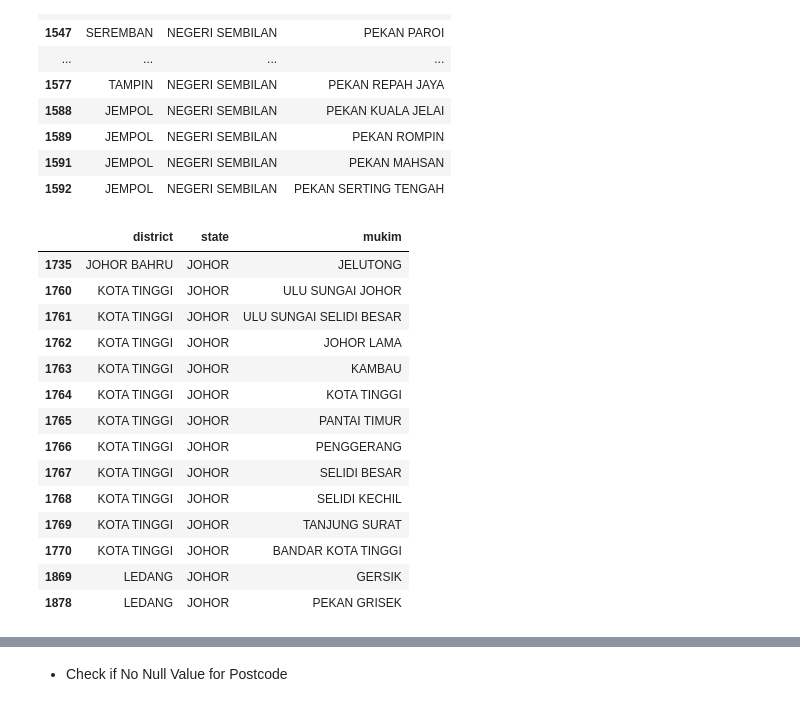
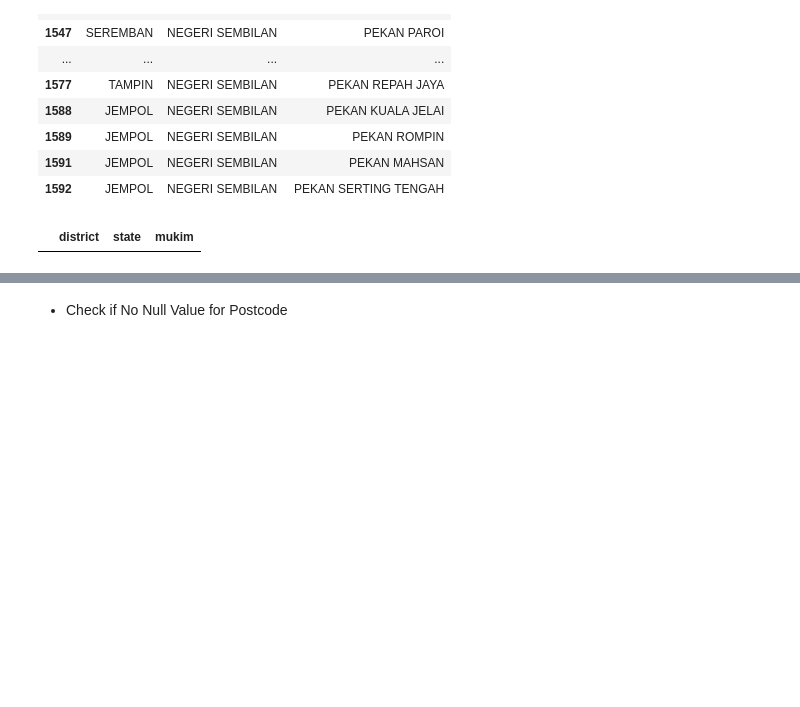
Before and after one commit to izardy/malaysia-postcode-mapper, a Jupyter notebook: notebook/data-prep.ipynb, the cells around one changed output, grey strips where cells are left out. Drawn from its saved outputs; the diff is of its cells as text; code cells hidden in the pictures; blank space fills up the shorter version.

```diff
--- a/notebook/data-prep.ipynb
+++ b/notebook/data-prep.ipynb
@@ -1861,13 +2022,14 @@ mukim_district_state['postcode']=np.where((mukim_district_state['postcode'].isnu
 mukim_district_state['postcode']=np.where((mukim_district_state['postcode'].isnull())&(mukim_district_state['mukim']=='PEKAN BATU BERENDAM')&(mukim_district_state['state']=='MELAKA')&(mukim_district_state['district']=='MELAKA TENGAH'), '', mukim_district_state['postcode'])
 mukim_district_state['postcode']=np.where((mukim_district_state['postcode'].isnull())&(mukim_district_state['mukim']=='PEKAN BUKIT RAMBAI')&(mukim_district_state['state']=='MELAKA')&(mukim_district_state['district']=='MELAKA TENGAH'), '', mukim_district_state['postcode'])
 mukim_district_state['postcode']=np.where((mukim_district_state['postcode'].isnull())&(mukim_district_state['mukim']=='PEKAN KANDANG')&(mukim_district_state['state']=='MELAKA')&(mukim_district_state['district']=='MELAKA TENGAH'), '', mukim_district_state['postcode'])
-mukim_district_state['postcode']=np.where((mukim_district_state['postcode'].isnull())&(mukim_district_state['mukim']=='PEKAN KLEBANG')&(mukim_district_state['state']=='MELAKA')&(mukim_district_state['district']=='MELAKA TENGAH'), '', mukim_district_state['postcode'])
 mukim_district_state['postcode']=np.where((mukim_district_state['postcode'].isnull())&(mukim_district_state['mukim']=='PEKAN PAYA RUMPUT')&(mukim_district_state['state']=='MELAKA')&(mukim_district_state['district']=='MELAKA TENGAH'), '', mukim_district_state['postcode'])
 mukim_district_state['postcode']=np.where((mukim_district_state['postcode'].isnull())&(mukim_district_state['mukim']=='PEKAN SUNGAI UDANG')&(mukim_district_state['state']=='MELAKA')&(mukim_district_state['district']=='MELAKA TENGAH'), '', mukim_district_state['postcode'])
-mukim_district_state['postcode']=np.where((mukim_district_state['postcode'].isnull())&(mukim_district_state['mukim']=='PEKAN TANGGA BATU')&(mukim_district_state['state']=='MELAKA')&(mukim_district_state['district']=='MELAKA TENGAH'), '', mukim_district_state['postcode'])
 mukim_district_state['postcode']=np.where((mukim_district_state['postcode'].isnull())&(mukim_district_state['mukim']=='PEKAN TANJONG KLING')&(mukim_district_state['state']=='MELAKA')&(mukim_district_state['district']=='MELAKA TENGAH'), '', mukim_district_state['postcode'])
 
 '''
+mukim_district_state['postcode']=np.where((mukim_district_state['postcode'].isnull())&(mukim_district_state['mukim']=='PEKAN KLEBANG')&(mukim_district_state['state']=='MELAKA')&(mukim_district_state['district']=='MELAKA TENGAH'), '75200', mukim_district_state['postcode'])
+mukim_district_state['postcode']=np.where((mukim_district_state['postcode'].isnull())&(mukim_district_state['mukim']=='PEKAN TANGGA BATU')&(mukim_district_state['state']=='MELAKA')&(mukim_district_state['district']=='MELAKA TENGAH'), '76400', mukim_district_state['postcode'])
+
 #jasin
 '''
 mukim_district_state['postcode']=np.where((mukim_district_state['postcode'].isnull())&(mukim_district_state['mukim']=='AYER PANAS')&(mukim_district_state['state']=='MELAKA')&(mukim_district_state['district']=='JASIN'), '', mukim_district_state['postcode'])
@@ -2205,8 +2365,9 @@ mukim_district_state['postcode']=np.where((mukim_district_state['postcode'].isnu
 mukim_district_state['postcode']=np.where((mukim_district_state['postcode'].isnull())&(mukim_district_state['mukim']=='PULAI')&(mukim_district_state['district']=='JOHOR BAHRU'), '81300', mukim_district_state['postcode'])
 mukim_district_state['postcode']=np.where((mukim_district_state['postcode'].isnull())&(mukim_district_state['mukim']=='TEMBRAU')&(mukim_district_state['district']=='JOHOR BAHRU'), '81100', mukim_district_state['postcode'])
 mukim_district_state['postcode']=np.where((mukim_district_state['postcode'].isnull())&(mukim_district_state['mukim']=='BANDAR JOHOR BAHRU')&(mukim_district_state['district']=='JOHOR BAHRU'), '80000', mukim_district_state['postcode'])
+mukim_district_state['postcode']=np.where((mukim_district_state['postcode'].isnull())&(mukim_district_state['mukim']=='JELUTONG')&(mukim_district_state['state']=='JOHOR')&(mukim_district_state['district']=='JOHOR BAHRU'), '81550', mukim_district_state['postcode'])
 '''
-mukim_district_state['postcode']=np.where((mukim_district_state['postcode'].isnull())&(mukim_district_state['mukim']=='JELUTONG')&(mukim_district_state['state']=='JOHOR')&(mukim_district_state['district']=='JOHOR BAHRU'), '', mukim_district_state['postcode'])
+
 mukim_district_state['postcode']=np.where((mukim_district_state['postcode'].isnull())&(mukim_district_state['mukim']=='SUNGAI TIRAM')&(mukim_district_state['state']=='JOHOR')&(mukim_district_state['district']=='JOHOR BAHRU'), '', mukim_district_state['postcode'])
 mukim_district_state['postcode']=np.where((mukim_district_state['postcode'].isnull())&(mukim_district_state['mukim']=='TANJUNG KUPANG')&(mukim_district_state['state']=='JOHOR')&(mukim_district_state['district']=='JOHOR BAHRU'), '', mukim_district_state['postcode'])
 '''
@@ -2228,20 +2389,17 @@ mukim_district_state['postcode']=np.where((mukim_district_state['postcode'].isnu
 '''
 
 # kota tinggi
-'''
-mukim_district_state['postcode']=np.where((mukim_district_state['postcode'].isnull())&(mukim_district_state['mukim']=='ULU SUNGAI JOHOR')&(mukim_district_state['state']=='JOHOR')&(mukim_district_state['district']=='KOTA TINGGI'), '', mukim_district_state['postcode'])
-mukim_district_state['postcode']=np.where((mukim_district_state['postcode'].isnull())&(mukim_district_state['mukim']=='ULU SUNGAI SELIDI BESAR')&(mukim_district_state['state']=='JOHOR')&(mukim_district_state['district']=='KOTA TINGGI'), '', mukim_district_state['postcode'])
-mukim_district_state['postcode']=np.where((mukim_district_state['postcode'].isnull())&(mukim_district_state['mukim']=='JOHOR LAMA')&(mukim_district_state['state']=='JOHOR')&(mukim_district_state['district']=='KOTA TINGGI'), '', mukim_district_state['postcode'])
-mukim_district_state['postcode']=np.where((mukim_district_state['postcode'].isnull())&(mukim_district_state['mukim']=='KAMBAU')&(mukim_district_state['state']=='JOHOR')&(mukim_district_state['district']=='KOTA TINGGI'), '', mukim_district_state['postcode'])
-mukim_district_state['postcode']=np.where((mukim_district_state['postcode'].isnull())&(mukim_district_state['mukim']=='KOTA TINGGI')&(mukim_district_state['state']=='JOHOR')&(mukim_district_state['district']=='KOTA TINGGI'), '', mukim_district_state['postcode'])
-mukim_district_state['postcode']=np.where((mukim_district_state['postcode'].isnull())&(mukim_district_state['mukim']=='PANTAI TIMUR')&(mukim_district_state['state']=='JOHOR')&(mukim_district_state['district']=='KOTA TINGGI'), '', mukim_district_state['postcode'])
-mukim_district_state['postcode']=np.where((mukim_district_state['postcode'].isnull())&(mukim_district_state['mukim']=='PENGGERANG')&(mukim_district_state['state']=='JOHOR')&(mukim_district_state['district']=='KOTA TINGGI'), '', mukim_district_state['postcode'])
-mukim_district_state['postcode']=np.where((mukim_district_state['postcode'].isnull())&(mukim_district_state['mukim']=='SELIDI BESAR')&(mukim_district_state['state']=='JOHOR')&(mukim_district_state['district']=='KOTA TINGGI'), '', mukim_district_state['postcode'])
-mukim_district_state['postcode']=np.where((mukim_district_state['postcode'].isnull())&(mukim_district_state['mukim']=='SELIDI KECHIL')&(mukim_district_state['state']=='JOHOR')&(mukim_district_state['district']=='KOTA TINGGI'), '', mukim_district_state['postcode'])
-mukim_district_state['postcode']=np.where((mukim_district_state['postcode'].isnull())&(mukim_district_state['mukim']=='TANJUNG SURAT')&(mukim_district_state['state']=='JOHOR')&(mukim_district_state['district']=='KOTA TINGGI'), '', mukim_district_state['postcode'])
-mukim_district_state['postcode']=np.where((mukim_district_state['postcode'].isnull())&(mukim_district_state['mukim']=='BANDAR KOTA TINGGI')&(mukim_district_state['state']=='JOHOR')&(mukim_district_state['district']=='KOTA TINGGI'), '', mukim_district_state['postcode'])
-
-'''
+mukim_district_state['postcode']=np.where((mukim_district_state['postcode'].isnull())&(mukim_district_state['mukim']=='ULU SUNGAI JOHOR')&(mukim_district_state['state']=='JOHOR')&(mukim_district_state['district']=='KOTA TINGGI'), '81000', mukim_district_state['postcode'])
+mukim_district_state['postcode']=np.where((mukim_district_state['postcode'].isnull())&(mukim_district_state['mukim']=='ULU SUNGAI SELIDI BESAR')&(mukim_district_state['state']=='JOHOR')&(mukim_district_state['district']=='KOTA TINGGI'), '81900', mukim_district_state['postcode'])
+mukim_district_state['postcode']=np.where((mukim_district_state['postcode'].isnull())&(mukim_district_state['mukim']=='JOHOR LAMA')&(mukim_district_state['state']=='JOHOR')&(mukim_district_state['district']=='KOTA TINGGI'), '81900', mukim_district_state['postcode'])
+mukim_district_state['postcode']=np.where((mukim_district_state['postcode'].isnull())&(mukim_district_state['mukim']=='KAMBAU')&(mukim_district_state['state']=='JOHOR')&(mukim_district_state['district']=='KOTA TINGGI'), '81900', mukim_district_state['postcode'])
+mukim_district_state['postcode']=np.where((mukim_district_state['postcode'].isnull())&(mukim_district_state['mukim']=='KOTA TINGGI')&(mukim_district_state['state']=='JOHOR')&(mukim_district_state['district']=='KOTA TINGGI'), '81900', mukim_district_state['postcode'])
+mukim_district_state['postcode']=np.where((mukim_district_state['postcode'].isnull())&(mukim_district_state['mukim']=='PANTAI TIMUR')&(mukim_district_state['state']=='JOHOR')&(mukim_district_state['district']=='KOTA TINGGI'), '81930', mukim_district_state['postcode'])
+mukim_district_state['postcode']=np.where((mukim_district_state['postcode'].isnull())&(mukim_district_state['mukim']=='PENGGERANG')&(mukim_district_state['state']=='JOHOR')&(mukim_district_state['district']=='KOTA TINGGI'), '81600', mukim_district_state['postcode'])
+mukim_district_state['postcode']=np.where((mukim_district_state['postcode'].isnull())&(mukim_district_state['mukim']=='SELIDI BESAR')&(mukim_district_state['state']=='JOHOR')&(mukim_district_state['district']=='KOTA TINGGI'), '81900', mukim_district_state['postcode'])
+mukim_district_state['postcode']=np.where((mukim_district_state['postcode'].isnull())&(mukim_district_state['mukim']=='SELIDI KECHIL')&(mukim_district_state['state']=='JOHOR')&(mukim_district_state['district']=='KOTA TINGGI'), '81930', mukim_district_state['postcode'])
+mukim_district_state['postcode']=np.where((mukim_district_state['postcode'].isnull())&(mukim_district_state['mukim']=='TANJUNG SURAT')&(mukim_district_state['state']=='JOHOR')&(mukim_district_state['district']=='KOTA TINGGI'), '81600', mukim_district_state['postcode'])
+mukim_district_state['postcode']=np.where((mukim_district_state['postcode'].isnull())&(mukim_district_state['mukim']=='BANDAR KOTA TINGGI')&(mukim_district_state['state']=='JOHOR')&(mukim_district_state['district']=='KOTA TINGGI'), '81900', mukim_district_state['postcode'])
 
 # mersing
 '''
@@ -2285,7 +2443,6 @@ mukim_district_state['postcode']=np.where((mukim_district_state['postcode'].isnu
 mukim_district_state['postcode']=np.where((mukim_district_state['postcode'].isnull())&(mukim_district_state['mukim']=='BANDAR PANCHOR')&(mukim_district_state['state']=='JOHOR')&(mukim_district_state['district']=='MUAR'), '', mukim_district_state['postcode'])
 mukim_district_state['postcode']=np.where((mukim_district_state['postcode'].isnull())&(mukim_district_state['mukim']=='BANDAR PARIT JAWA')&(mukim_district_state['state']=='JOHOR')&(mukim_district_state['district']=='MUAR'), '', mukim_district_state['postcode'])
 mukim_district_state['postcode']=np.where((mukim_district_state['postcode'].isnull())&(mukim_district_state['mukim']=='PEKAN BUKIT PASIR')&(mukim_district_state['state']=='JOHOR')&(mukim_district_state['district']=='MUAR'), '', mukim_district_state['postcode'])
-
 '''
 
 #pontian
@@ -2329,49 +2486,39 @@ mukim_district_state['postcode']=np.where((mukim_district_state['postcode'].isnu
 '''
 
 # kulaijaya
 '''
 mukim_district_state['postcode']=np.where((mukim_district_state['postcode'].isnull())&(mukim_district_state['mukim']=='KULAI')&(mukim_district_state['state']=='JOHOR')&(mukim_district_state['district']=='KULAIJAYA'), '', mukim_district_state['postcode'])
 mukim_district_state['postcode']=np.where((mukim_district_state['postcode'].isnull())&(mukim_district_state['mukim']=='SENAI')&(mukim_district_state['state']=='JOHOR')&(mukim_district_state['district']=='KULAIJAYA'), '', mukim_district_state['postcode'])
 mukim_district_state['postcode']=np.where((mukim_district_state['postcode'].isnull())&(mukim_district_state['mukim']=='SEDENAK')&(mukim_district_state['state']=='JOHOR')&(mukim_district_state['district']=='KULAIJAYA'), '', mukim_district_state['postcode'])
 mukim_district_state['postcode']=np.where((mukim_district_state['postcode'].isnull())&(mukim_district_state['mukim']=='BUKIT BATU')&(mukim_district_state['state']=='JOHOR')&(mukim_district_state['district']=='KULAIJAYA'), '', mukim_district_state['postcode'])
 mukim_district_state['postcode']=np.where((mukim_district_state['postcode'].isnull())&(mukim_district_state['mukim']=='BANDAR KULAI')&(mukim_district_state['state']=='JOHOR')&(mukim_district_state['district']=='KULAIJAYA'), '', mukim_district_state['postcode'])
 '''
 
 # ledang
 mukim_district_state['postcode']=np.where((mukim_district_state['postcode'].isnull())&(mukim_district_state['mukim']=='KUNDANG')&(mukim_district_state['district']=='LEDANG'), '84600', mukim_district_state['postcode'])
 mukim_district_state['postcode']=np.where((mukim_district_state['postcode'].isnull())&(mukim_district_state['mukim']=='BADNAR BUKIT KANGKAR')&(mukim_district_state['district']=='LEDANG'), '84300', mukim_district_state['postcode'])
+
+mukim_district_state['postcode']=np.where((mukim_district_state['postcode'].isnull())&(mukim_district_state['mukim']=='PEKAN GRISEK')&(mukim_district_state['state']=='JOHOR')&(mukim_district_state['district']=='LEDANG'), '84700', mukim_district_state['postcode'])
+mukim_district_state['postcode']=np.where((mukim_district_state['postcode'].isnull())&(mukim_district_state['mukim']=='GERSIK')&(mukim_district_state['state']=='JOHOR')&(mukim_district_state['district']=='LEDANG'), '84700', mukim_district_state['postcode'])
+
 '''
 mukim_district_state['postcode']=np.where((mukim_district_state['postcode'].isnull())&(mukim_district_state['mukim']=='TANGKAK')&(mukim_district_state['state']=='JOHOR')&(mukim_district_state['district']=='LEDANG'), '', mukim_district_state['postcode'])
 mukim_district_state['postcode']=np.where((mukim_district_state['postcode'].isnull())&(mukim_district_state['mukim']=='BUKIT SERAMPANG')&(mukim_district_state['state']=='JOHOR')&(mukim_district_state['district']=='LEDANG'), '', mukim_district_state['postcode'])
-mukim_district_state['postcode']=np.where((mukim_district_state['postcode'].isnull())&(mukim_district_state['mukim']=='GERSIK')&(mukim_district_state['state']=='JOHOR')&(mukim_district_state['district']=='LEDANG'), '', mukim_district_state['postcode'])
+
 mukim_district_state['postcode']=np.where((mukim_district_state['postcode'].isnull())&(mukim_district_state['mukim']=='SEROM')&(mukim_district_state['state']=='JOHOR')&(mukim_district_state['district']=='LEDANG'), '', mukim_district_state['postcode'])
 mukim_district_state['postcode']=np.where((mukim_district_state['postcode'].isnull())&(mukim_district_state['mukim']=='KESANG')&(mukim_district_state['state']=='JOHOR')&(mukim_district_state['district']=='LEDANG'), '', mukim_district_state['postcode'])
 mukim_district_state['postcode']=np.where((mukim_district_state['postcode'].isnull())&(mukim_district_state['mukim']=='BANDAR PARIT BUNGA')&(mukim_district_state['state']=='JOHOR')&(mukim_district_state['district']=='LEDANG'), '', mukim_district_state['postcode'])
 mukim_district_state['postcode']=np.where((mukim_district_state['postcode'].isnull())&(mukim_district_state['mukim']=='BANDAR SEROM')&(mukim_district_state['state']=='JOHOR')&(mukim_district_state['district']=='LEDANG'), '', mukim_district_state['postcode'])
 mukim_district_state['postcode']=np.where((mukim_district_state['postcode'].isnull())&(mukim_district_state['mukim']=='BANDAR SUNGAI MATI')&(mukim_district_state['state']=='JOHOR')&(mukim_district_state['district']=='LEDANG'), '', mukim_district_state['postcode'])
 mukim_district_state['postcode']=np.where((mukim_district_state['postcode'].isnull())&(mukim_district_state['mukim']=='BANDAR TANGKAK')&(mukim_district_state['state']=='JOHOR')&(mukim_district_state['district']=='LEDANG'), '', mukim_district_state['postcode'])
-mukim_district_state['postcode']=np.where((mukim_district_state['postcode'].isnull())&(mukim_district_state['mukim']=='PEKAN GRISEK')&(mukim_district_state['state']=='JOHOR')&(mukim_district_state['district']=='LEDANG'), '', mukim_district_state['postcode'])
+
 '''
 mukim_district_state[(mukim_district_state['postcode'].isnull())&(mukim_district_state['state']=='JOHOR')][['district', 'state', 'mukim']]
 #mukim_district_state[(mukim_district_state['postcode'].isnull())&(mukim_district_state['state']=='JOHOR')&(mukim_district_state['district']=='LEDANG')][['district', 'state', 'mukim']]
 
 #mukim_district_state.isnull().sum()
 # %% [output]
 |  | district | state | mukim |
-| 1735 | JOHOR BAHRU | JOHOR | JELUTONG |
-| 1760 | KOTA TINGGI | JOHOR | ULU SUNGAI JOHOR |
-| 1761 | KOTA TINGGI | JOHOR | ULU SUNGAI SELIDI BESAR |
-| 1762 | KOTA TINGGI | JOHOR | JOHOR LAMA |
-| 1763 | KOTA TINGGI | JOHOR | KAMBAU |
-| 1764 | KOTA TINGGI | JOHOR | KOTA TINGGI |
-| 1765 | KOTA TINGGI | JOHOR | PANTAI TIMUR |
-| 1766 | KOTA TINGGI | JOHOR | PENGGERANG |
-| 1767 | KOTA TINGGI | JOHOR | SELIDI BESAR |
-| 1768 | KOTA TINGGI | JOHOR | SELIDI KECHIL |
-| 1769 | KOTA TINGGI | JOHOR | TANJUNG SURAT |
-| 1770 | KOTA TINGGI | JOHOR | BANDAR KOTA TINGGI |
-| 1869 | LEDANG | JOHOR | GERSIK |
-| 1878 | LEDANG | JOHOR | PEKAN GRISEK |
 # %%
 #mukim_district_state[(mukim_district_state['postcode'].isnull())&(mukim_district_state['state']=='TERENGGANU')]
 
```
Also changed, not shown: parts of 7 cells of this notebook.
